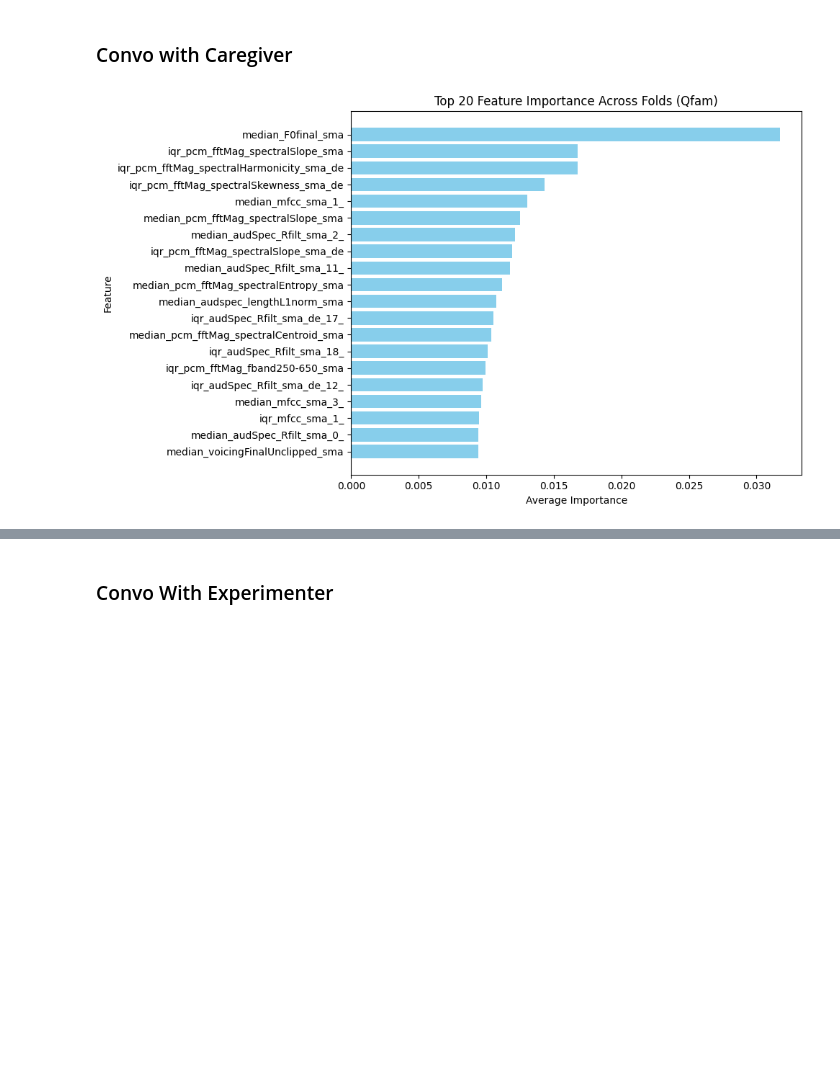
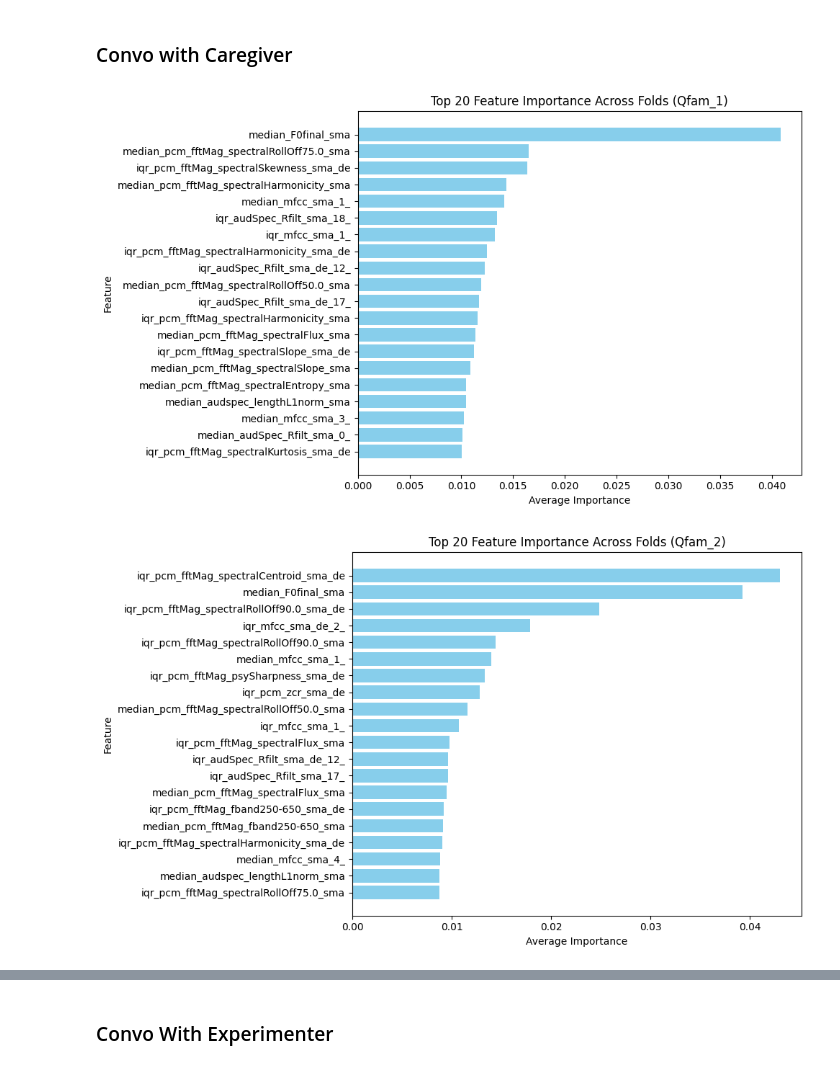
Before and after one commit to annaschaap/bachelor, a Jupyter notebook: Python/main_xgb.ipynb, the cells around one changed output, grey strips where cells are left out. Drawn from its saved outputs; the diff is of its cells as text; code cells hidden in the pictures; blank space fills up the shorter version.

Commit message:
updated versions
path issues should be fixed, plots script should work, iterates through 5 runs

```diff
--- a/Python/main_xgb.ipynb
+++ b/Python/main_xgb.ipynb
@@ -80,3 +115,5 @@ MG_training = functions.modeltraining(train = data_MatchingGame,
 # %%
 # extracting feature importance
-#functions.feature_importance('MatchingGame', MG_features, save = True)
+
+for i in range(1,6):
+    functions.feature_importance(f'MatchingGame_{i}', features[f'MG_{i}'], save = True)
@@ -130,12 +168,16 @@ MG_Qfam_20_test = functions.modeltesting(
 # %%
 # PARAMETERTUNING
 
-bestparams_Qfam = functions.parametertuner(
-    train = data_Questions_fam,
-    feature_lists = Qfam_features,
-    train_name = 'Q_fam',
-    trials = 100,
-    jobs = 16)
+for i in range(1,6):
+    params[f'bestparams_Qfam_{i}'] = functions.parametertuner(
+        train = data[f'Questions_fam_{i}'],
+        feature_lists = features[f'Qfam_{i}'],
+        train_name = f'Qfam_{i}',
+        trials = 100,
+        jobs = 16)
 # %%
 #loading in best params
-#bestparams_Qfam = functions.extract_bestparams('Q_fam')
+params = {}
+
+for i in range(1, 6):
+    params[f'bestparams_Qfam_{i}'] = functions.extract_bestparams(f'Qfam_{i}')
@@ -149,5 +184,17 @@ Qfam_training = functions.modeltraining(train = data_Questions_fam,
+# %%
+# training
+training = {}
+for i in range(1,6):
+    training[f'Qfam_training_{i}'] = functions.modeltraining(train = data[f'Questions_fam_{i}'],
+                feature_lists = features[f'Qfam_{i}'],
+                bestparams = params[f'bestparams_Qfam_{i}'],
+                train_name =f'Qfam_{i}',
+                save = True)
 # %%
 # feature importance analysis
-#functions.feature_importance('Qfam', Qfam_features, save = True)
+
+for i in range(1,6):
+    functions.feature_importance(f'Qfam_{i}', features[f'Qfam_{i}'], save = True)
 # %% [output]
-[figure, old version]
+[figure, new version]
+[figure, added]
```
Also changed, not shown: parts of 21 cells of this notebook, 2 other files.
